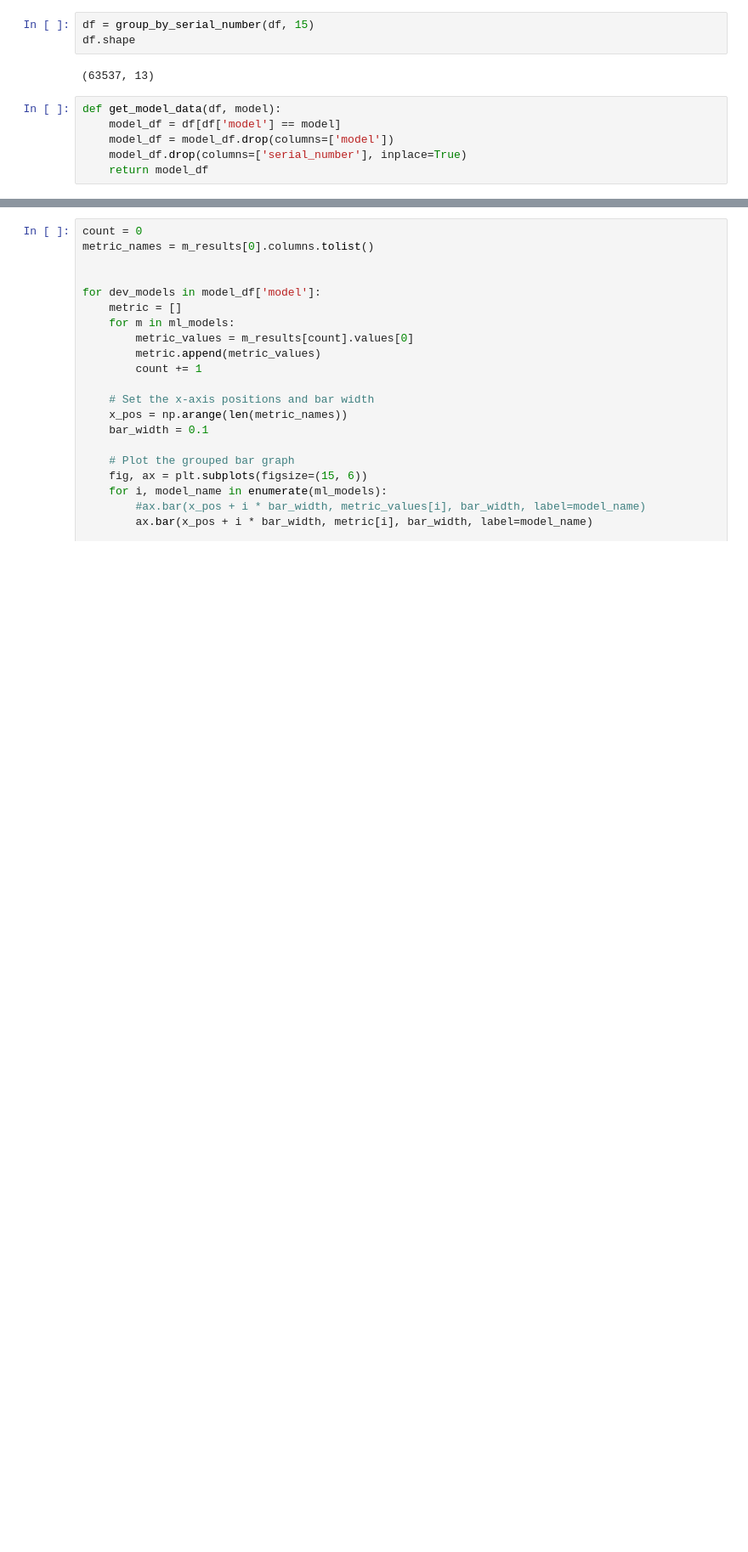
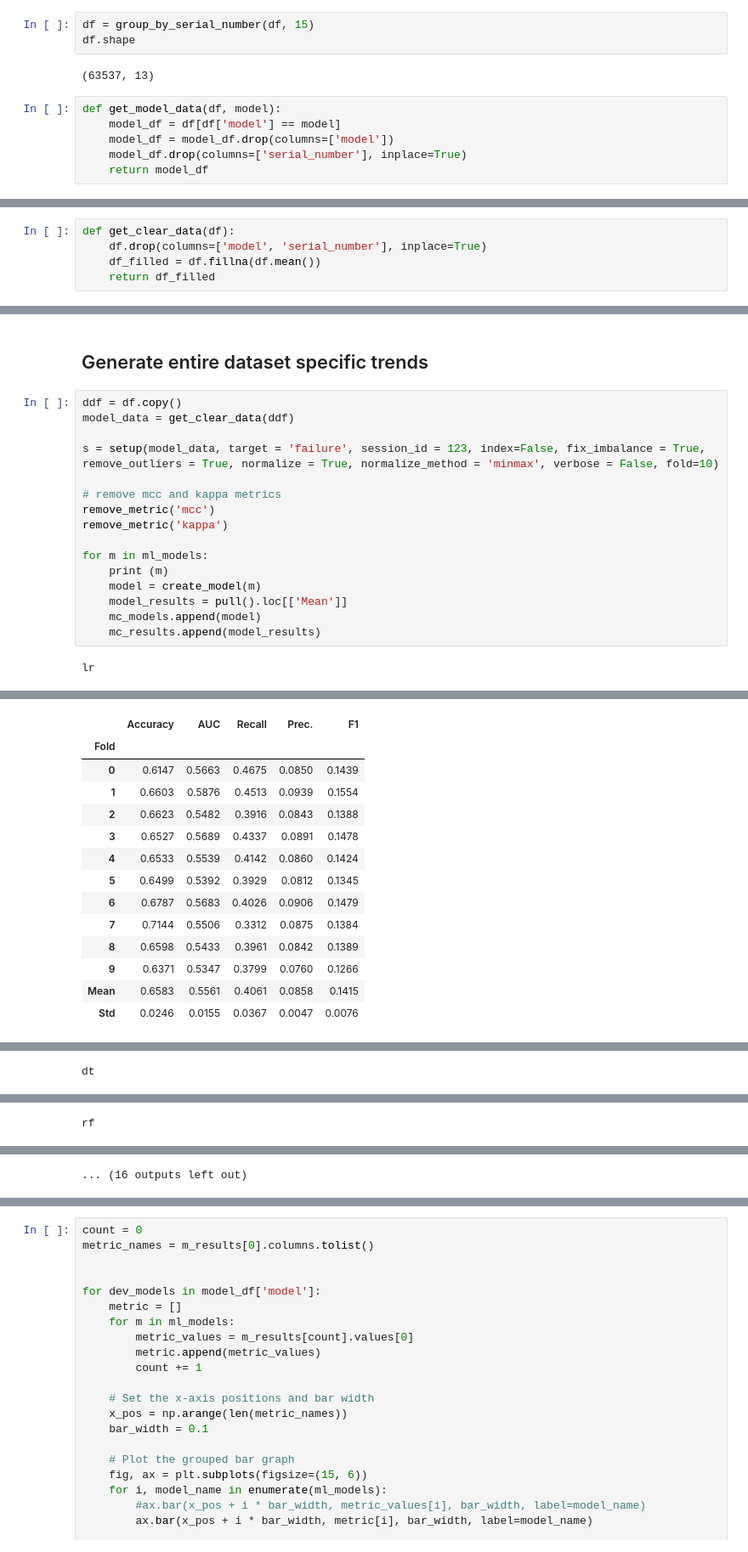
Before and after one commit to amitkrmalik/HDD_failure_prediction, a Jupyter notebook: HDD_4Q_binary_classsification.ipynb, the cells around one changed output, grey strips where cells are left out. Shown: that part at 85% size. Drawn from its saved outputs; the diff is of its cells as text; blank space fills up the shorter version.

```diff
--- a/HDD_4Q_binary_classsification.ipynb
+++ b/HDD_4Q_binary_classsification.ipynb
@@ -63,6 +65,11 @@ def get_clean_data(df):
             d_col.append(k)
     df.drop(columns=d_col, inplace=True)
     return df
+# %%
+def get_clear_data(df):
+    df.drop(columns=['model', 'serial_number'], inplace=True)
+    df_filled = df.fillna(df.mean())
+    return df_filled
 # %%
 # List of common tree-based models in PyCaret for classification
 ml_models = ['lr', 'dt', 'rf', 'lightgbm', 'xgboost', 'nb', 'knn']
@@ -73,0 +84,20 @@ m_results = []
+# %% [markdown]
+## Generate entire dataset specific trends
+# %%
+ddf = df.copy()
+model_data = get_clear_data(ddf)
+
+s = setup(model_data, target = 'failure', session_id = 123, index=False, fix_imbalance = True, remove_outliers = True, normalize = True, normalize_method = 'minmax', verbose = False, fold=10)
+
+# remove mcc and kappa metrics
+remove_metric('mcc')
+remove_metric('kappa')
+
+for m in ml_models:
+    print (m)
+    model = create_model(m)
+    model_results = pull().loc[['Mean']]
+    mc_models.append(model)
+    mc_results.append(model_results)
+# %% [output]
+lr
@@ -73,0 +105,14 @@ m_results = []
+|  | Accuracy | AUC | Recall | Prec. | F1 |
+| Fold |  |  |  |  |  |
+| 0 | 0.6147 | 0.5663 | 0.4675 | 0.0850 | 0.1439 |
+| 1 | 0.6603 | 0.5876 | 0.4513 | 0.0939 | 0.1554 |
+| 2 | 0.6623 | 0.5482 | 0.3916 | 0.0843 | 0.1388 |
+| 3 | 0.6527 | 0.5689 | 0.4337 | 0.0891 | 0.1478 |
+| 4 | 0.6533 | 0.5539 | 0.4142 | 0.0860 | 0.1424 |
+| 5 | 0.6499 | 0.5392 | 0.3929 | 0.0812 | 0.1345 |
+| 6 | 0.6787 | 0.5683 | 0.4026 | 0.0906 | 0.1479 |
+| 7 | 0.7144 | 0.5506 | 0.3312 | 0.0875 | 0.1384 |
+| 8 | 0.6598 | 0.5433 | 0.3961 | 0.0842 | 0.1389 |
+| 9 | 0.6371 | 0.5347 | 0.3799 | 0.0760 | 0.1266 |
+| Mean | 0.6583 | 0.5561 | 0.4061 | 0.0858 | 0.1415 |
+| Std | 0.0246 | 0.0155 | 0.0367 | 0.0047 | 0.0076 |
@@ -73,0 +120 @@ m_results = []
+dt
@@ -73,0 +137 @@ m_results = []
+rf
@@ -73,0 +154 @@ m_results = []
+... (16 outputs left out)
```
Also changed, not shown: parts of 9 cells of this notebook, 1 other file.
